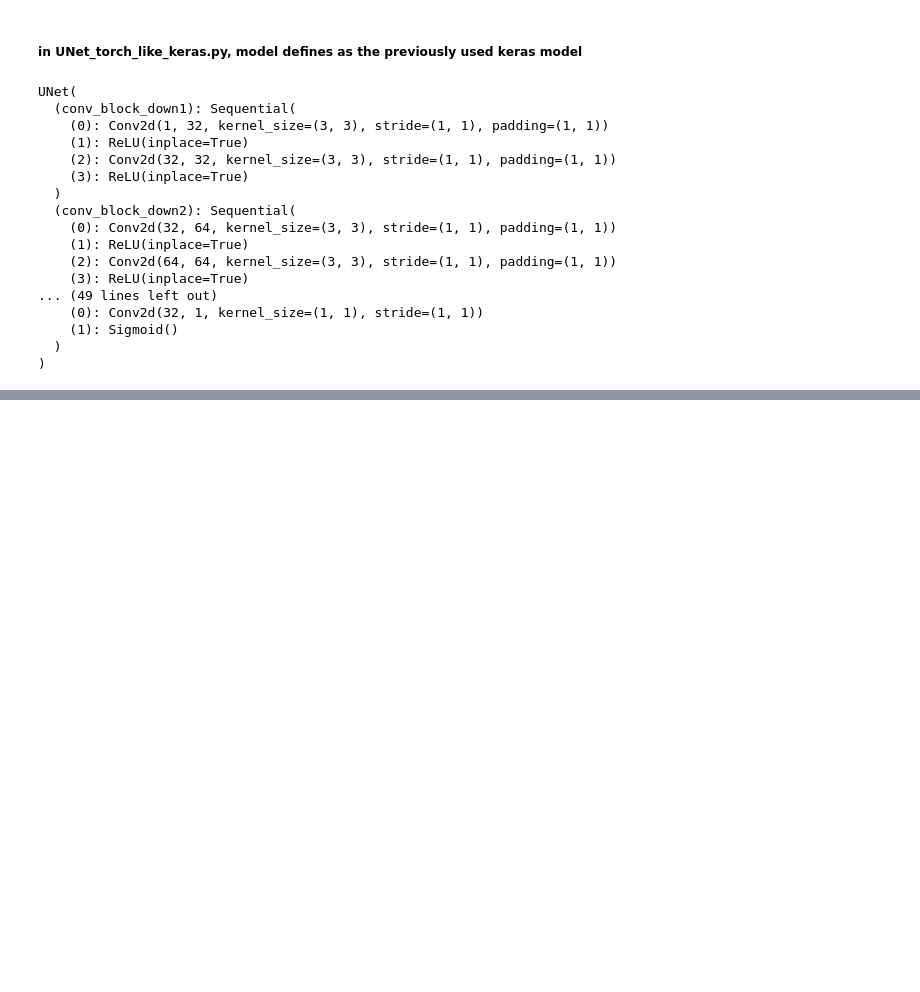
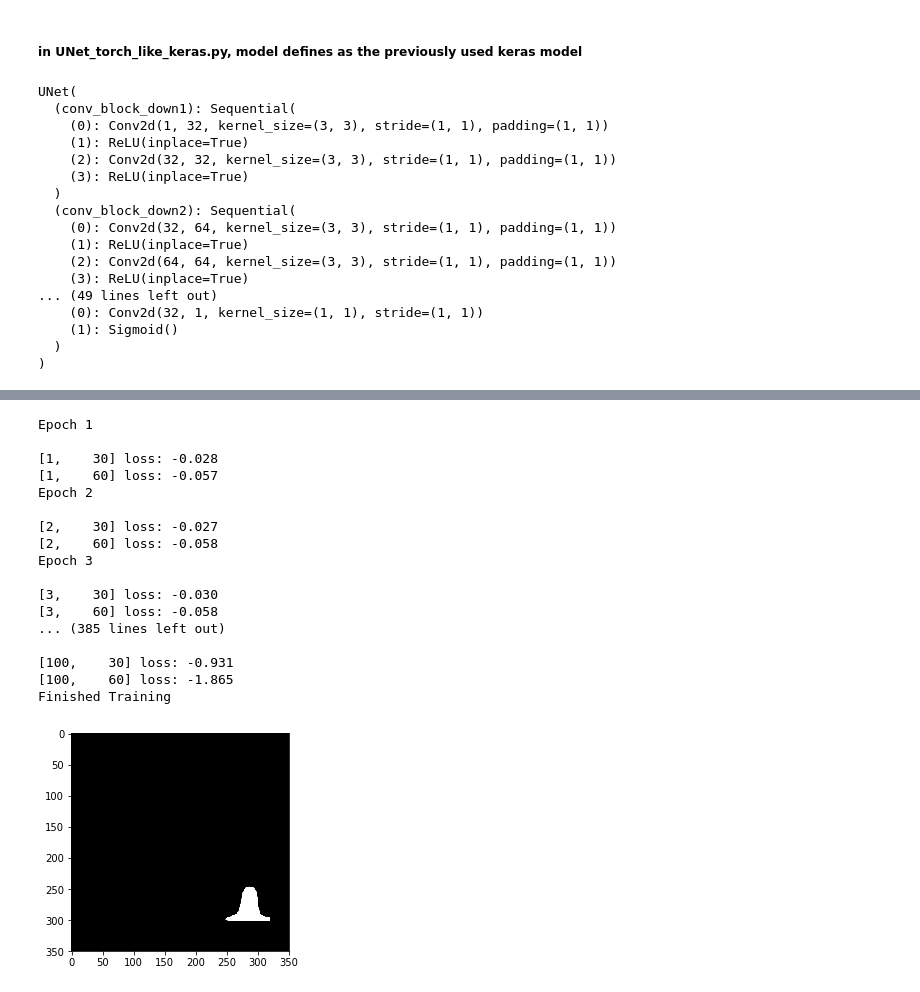
Before and after one commit to cdesio/leaf_reco, a Jupyter notebook: notebooks/Test_UNet_pytorch_rescale-keras-like.ipynb, the cells around one changed output, grey strips where cells are left out. Drawn from its saved outputs; the diff is of its cells as text; code cells hidden in the pictures; blank space fills up the shorter version.

```diff
--- a/notebooks/Test_UNet_pytorch_rescale-keras-like.ipynb
+++ b/notebooks/Test_UNet_pytorch_rescale-keras-like.ipynb
@@ -104,5 +63,46 @@ Epoch 4
 # %%
 import matplotlib.pyplot as plt
+# %%
+for epoch in range(100):
+    print("Epoch {}\n".format(epoch+1))
+    running_loss = 0.0
+    for i, batch in enumerate(data_loader):
+        inputs = batch['image'].float().to(device)
+        labels = batch['mask'].float().to(device)
+
+        optimizer.zero_grad()
+        outputs = net_keras_like(inputs)
+        loss = criterion(outputs, labels)
+        loss.backward()
+        optimizer.step()
+
+        # print statistics
+        running_loss += loss.item()
+        if i % 30 == 29:    # print every 2000 mini_batches
+            print('[%d, %5d] loss: %.3f' %
+                 (epoch + 1, i + 1, running_loss / 30))
+    if epoch % 25 == 24:
+        plt.imshow(outputs[0][0,...].cpu().detach().numpy(), cmap='gray')
+print('Finished Training')
+# %% [output]
+Epoch 1
+
+[1,    30] loss: -0.028
+[1,    60] loss: -0.057
+Epoch 2
+
+[2,    30] loss: -0.027
+[2,    60] loss: -0.058
+Epoch 3
+
+[3,    30] loss: -0.030
+[3,    60] loss: -0.058
+... (385 lines left out)
+
+[100,    30] loss: -0.931
+[100,    60] loss: -1.865
+Finished Training
+[figure, added]
 # %%
 plt.imshow(outputs[2][0,...].cpu().detach().numpy(), cmap='gray')
 # %% [output]
```
Also changed, not shown: parts of 18 cells of this notebook, 2 other files.
